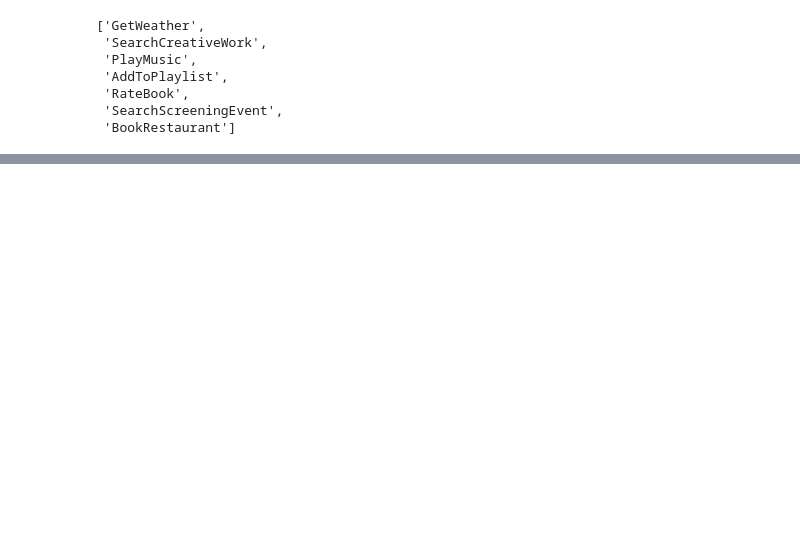
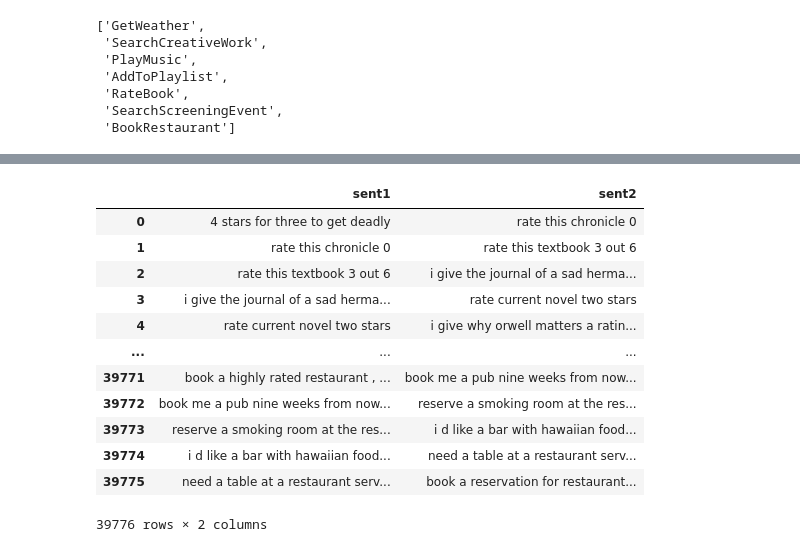
Before and after one commit to Rain9876/Multi-Intents-Detection, a Jupyter notebook: data/Processing Multi-Intent dataset.ipynb, the cells around one changed output, grey strips where cells are left out. Drawn from its saved outputs; the diff is of its cells as text; code cells hidden in the pictures; blank space fills up the shorter version.

```diff
--- a/data/Processing Multi-Intent dataset.ipynb
+++ b/data/Processing Multi-Intent dataset.ipynb
@@ -4,7 +4,7 @@ import numpy as np
 import sys
 import torch
 # %%
-with open("./MixSNIPS_clean/test.txt","r") as f:
+with open("./MixSNIPS_clean/train.txt","r") as f:
     obj = f.readlines()
 # %%
 def processing(content):
@@ -145,0 +151,34 @@ UsageError: Line magic function `%inline` not found.
+# %%
+one_hot = one_hot_mapping(intent)
+# %%
+uniq_oh = one_hot.unique(dim=0)
+# %%
+sent1 = []
+sent2 = []
+one_hot_col = []
+
+for i in uniq_oh:
+    indexes = torch.nonzero((one_hot == i).sum(dim=1) == one_hot.size(1)).squeeze(1)
+    for j in range(indexes.size(0)):
+        sent1.append(text[indexes[j]])
+        if j == indexes.size(0)-1:
+            sent2.append(text[indexes[0]])
+        else:
+            sent2.append(text[indexes[j+1]])
+    one_hot_col.append(i.expand(indexes.size(0),7))
+# %%
+pd.DataFrame({"sent1": sent1 , "sent2" :sent2})
+# %% [output]
+|  | sent1 | sent2 |
+| 0 | 4 stars for three to get deadly | rate this chronicle 0 |
+| 1 | rate this chronicle 0 | rate this textbook 3 out 6 |
+| 2 | rate this textbook 3 out 6 | i give the journal of a sad herma... |
+| 3 | i give the journal of a sad herma... | rate current novel two stars |
+| 4 | rate current novel two stars | i give why orwell matters a ratin... |
+| ... | ... | ... |
+| 39771 | book a highly rated restaurant , ... | book me a pub nine weeks from now... |
+| 39772 | book me a pub nine weeks from now... | reserve a smoking room at the res... |
+| 39773 | reserve a smoking room at the res... | i d like a bar with hawaiian food... |
+| 39774 | i d like a bar with hawaiian food... | need a table at a restaurant serv... |
+| 39775 | need a table at a restaurant serv... | book a reservation for restaurant... |
+39776 rows × 2 columns
```
Also changed, not shown: parts of 16 cells of this notebook, 8 other files.
